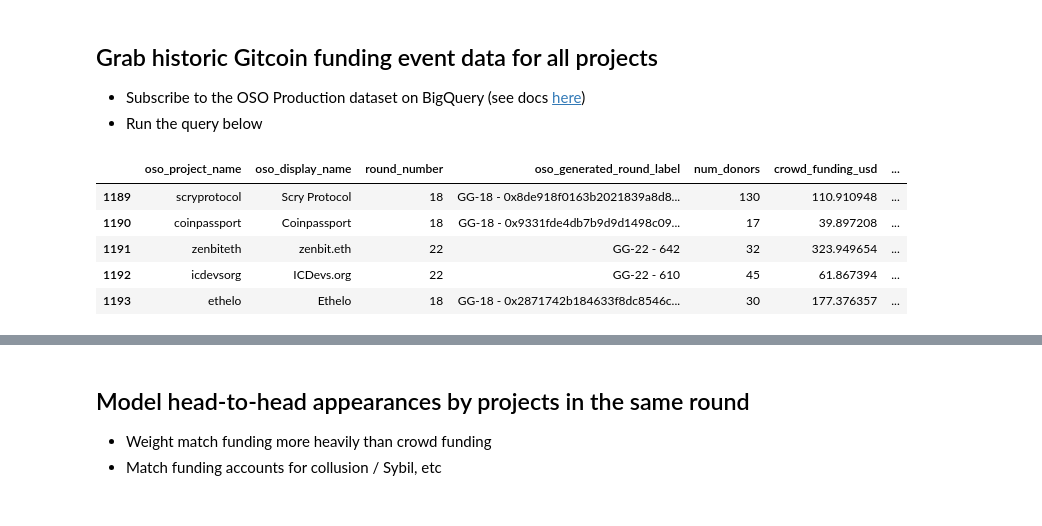
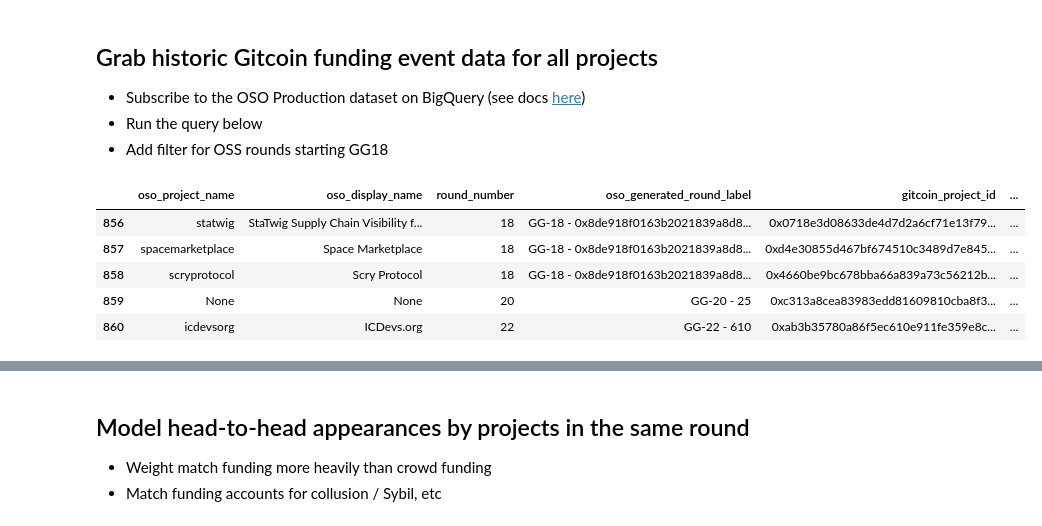
Before and after one commit to opensource-observer/insights, a Jupyter notebook: analysis/gitcoin/2025-01-30_GitcoinGrantsELO.ipynb, the cells around one changed output, grey strips where cells are left out. Cells and saved outputs as stored; diff of their text form; code cells hidden in the pictures.

```diff
--- a/analysis/gitcoin/2025-01-30_GitcoinGrantsELO.ipynb
+++ b/analysis/gitcoin/2025-01-30_GitcoinGrantsELO.ipynb
@@ -13,32 +13,43 @@ client = bigquery.Client(project='opensource-observer')
 ## Grab historic Gitcoin funding event data for all projects
 - Subscribe to the OSO Production dataset on BigQuery (see docs [here](https://docs.opensource.observer/docs/get-started/bigquery))
 - Run the query below
+- Add filter for OSS rounds starting GG18
 # %%
 query = """
     select
       oso_project_name,
       oso_display_name,
       round_number,
       oso_generated_round_label,
+      gitcoin_project_id,
       count(distinct donor_address) as num_donors,
       sum(case when donor_address is not null then amount_in_usd else 0 end) as crowd_funding_usd,
       sum(case when donor_address is null then amount_in_usd else 0 end) as match_funding_usd
     from `oso_production.gitcoin_funding_events_by_project_v0`
-    where round_number >= 18
-    group by 1, 2, 3, 4
+    where ((round_number = 22 and gitcoin_round_id = '608') or
+      (round_number = 22 and gitcoin_round_id = '609') or
+      (round_number = 22 and gitcoin_round_id = '610') or
+      (round_number = 22 and gitcoin_round_id = '611') or
+      (round_number = 20 and gitcoin_round_id = '23') or
+      (round_number = 20 and gitcoin_round_id = '25') or
+      (round_number = 20 and gitcoin_round_id = '26') or
+      (round_number = 20 and gitcoin_round_id = '27') or
+      (round_number = 19 and lower(gitcoin_round_id) = '0xd4cc0dd193c7dc1d665ae244ce12d7fab337a008') or
+      (round_number = 18 and lower(gitcoin_round_id) = '0x8de918f0163b2021839a8d84954dd7e8e151326d'))
+    group by 1, 2, 3, 4, 5
     having match_funding_usd > 0
-    order by 7 desc
+    order by 8 desc
 """
 results = client.query(query)
 gitcoin_df = results.to_dataframe()
 gitcoin_df.tail(5)
 # %% [output]
-|  | oso_project_name | oso_display_name | round_number | oso_generated_round_label | num_donors | crowd_funding_usd | ... |
-| 1189 | scryprotocol | Scry Protocol | 18 | GG-18 - 0x8de918f0163b2021839a8d8... | 130 | 110.910948 | ... |
-| 1190 | coinpassport | Coinpassport | 18 | GG-18 - 0x9331fde4db7b9d9d1498c09... | 17 | 39.897208 | ... |
-| 1191 | zenbiteth | zenbit.eth | 22 | GG-22 - 642 | 32 | 323.949654 | ... |
-| 1192 | icdevsorg | ICDevs.org | 22 | GG-22 - 610 | 45 | 61.867394 | ... |
-| 1193 | ethelo | Ethelo | 18 | GG-18 - 0x2871742b184633f8dc8546c... | 30 | 177.376357 | ... |
+|  | oso_project_name | oso_display_name | round_number | oso_generated_round_label | gitcoin_project_id | ... |
+| 856 | statwig | StaTwig Supply Chain Visibility f... | 18 | GG-18 - 0x8de918f0163b2021839a8d8... | 0x0718e3d08633de4d7d2a6cf71e13f79... | ... |
+| 857 | spacemarketplace | Space Marketplace | 18 | GG-18 - 0x8de918f0163b2021839a8d8... | 0xd4e30855d467bf674510c3489d7e845... | ... |
+| 858 | scryprotocol | Scry Protocol | 18 | GG-18 - 0x8de918f0163b2021839a8d8... | 0x4660be9bc678bba66a839a73c56212b... | ... |
+| 859 | None | None | 20 | GG-20 - 25 | 0xc313a8cea83983edd81609810cba8f3... | ... |
+| 860 | icdevsorg | ICDevs.org | 22 | GG-22 - 610 | 0xab3b35780a86f5ec610e911fe359e8c... | ... |
 # %% [markdown]
 ## Apply some round and project quality filters
 
```
Also changed, not shown: parts of 15 cells of this notebook, 2 other files.
